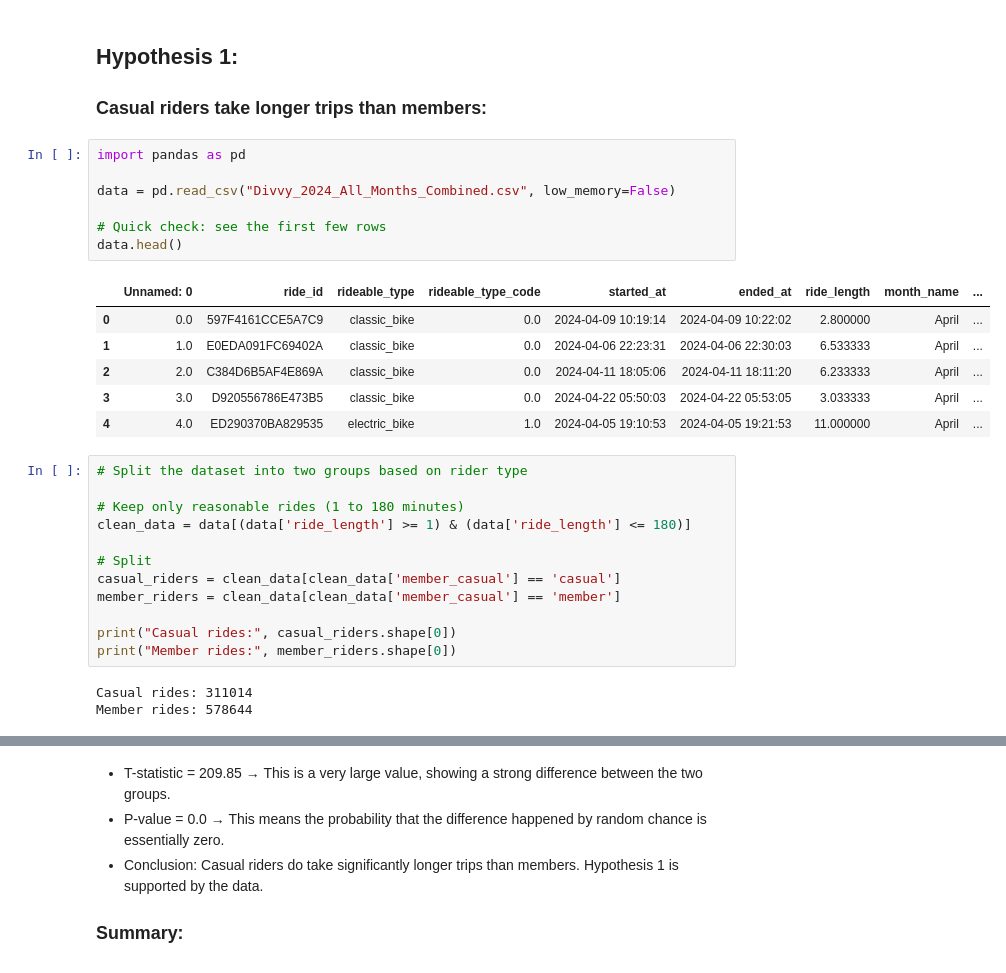
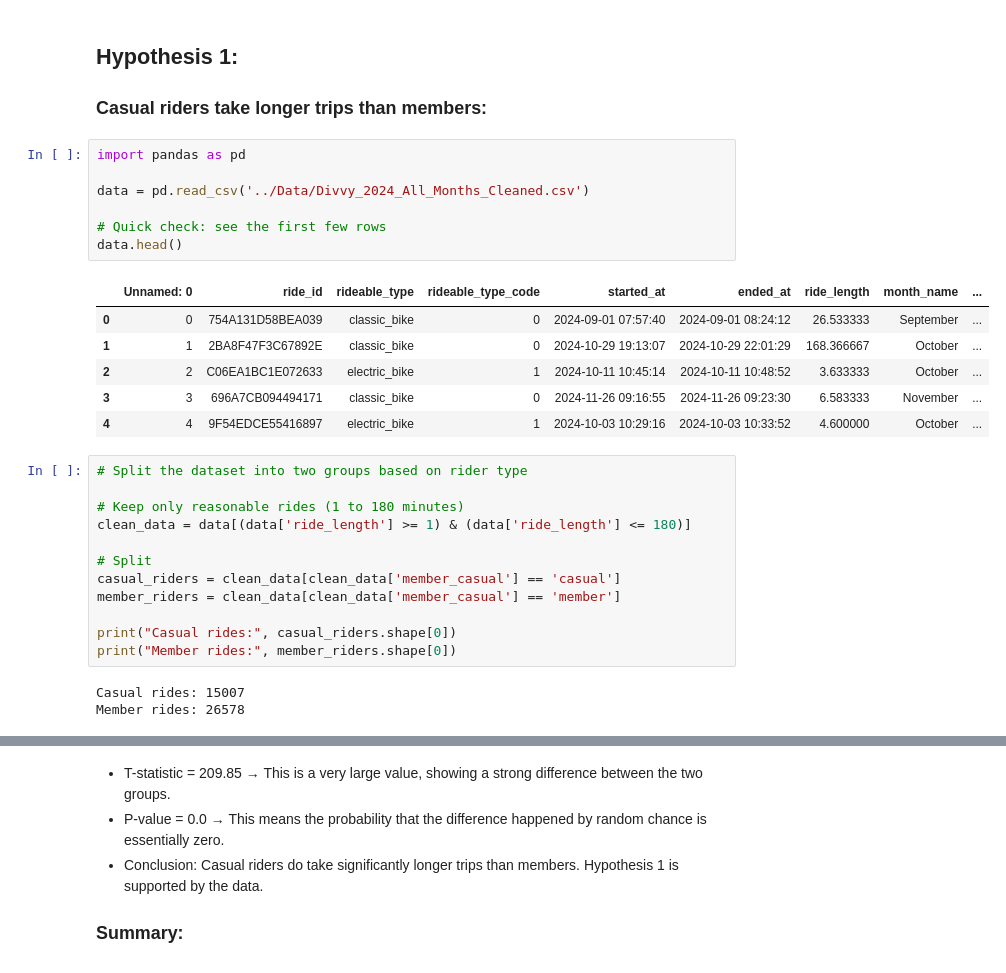
Before and after one commit to AhmadJabbar2502/CityBike-Data-Analysis, a Jupyter notebook: Hypothesis/Hypothesis_test.ipynb, the cells around one changed output, grey strips where cells are left out. Drawn from its saved outputs; the diff is of its cells as text.

```diff
--- a/Hypothesis/Hypothesis_test.ipynb
+++ b/Hypothesis/Hypothesis_test.ipynb
@@ -4,17 +4,17 @@
 # %%
 import pandas as pd
 
-data = pd.read_csv("Divvy_2024_All_Months_Combined.csv", low_memory=False)
+data = pd.read_csv('../Data/Divvy_2024_All_Months_Cleaned.csv')
 
 # Quick check: see the first few rows
 data.head()
 # %% [output]
 |  | Unnamed: 0 | ride_id | rideable_type | rideable_type_code | started_at | ended_at | ride_length | month_name | ... |
-| 0 | 0.0 | 597F4161CCE5A7C9 | classic_bike | 0.0 | 2024-04-09 10:19:14 | 2024-04-09 10:22:02 | 2.800000 | April | ... |
-| 1 | 1.0 | E0EDA091FC69402A | classic_bike | 0.0 | 2024-04-06 22:23:31 | 2024-04-06 22:30:03 | 6.533333 | April | ... |
-| 2 | 2.0 | C384D6B5AF4E869A | classic_bike | 0.0 | 2024-04-11 18:05:06 | 2024-04-11 18:11:20 | 6.233333 | April | ... |
-| 3 | 3.0 | D920556786E473B5 | classic_bike | 0.0 | 2024-04-22 05:50:03 | 2024-04-22 05:53:05 | 3.033333 | April | ... |
-| 4 | 4.0 | ED290370BA829535 | electric_bike | 1.0 | 2024-04-05 19:10:53 | 2024-04-05 19:21:53 | 11.000000 | April | ... |
+| 0 | 0 | 754A131D58BEA039 | classic_bike | 0 | 2024-09-01 07:57:40 | 2024-09-01 08:24:12 | 26.533333 | September | ... |
+| 1 | 1 | 2BA8F47F3C67892E | classic_bike | 0 | 2024-10-29 19:13:07 | 2024-10-29 22:01:29 | 168.366667 | October | ... |
+| 2 | 2 | C06EA1BC1E072633 | electric_bike | 1 | 2024-10-11 10:45:14 | 2024-10-11 10:48:52 | 3.633333 | October | ... |
+| 3 | 3 | 696A7CB094494171 | classic_bike | 0 | 2024-11-26 09:16:55 | 2024-11-26 09:23:30 | 6.583333 | November | ... |
+| 4 | 4 | 9F54EDCE55416897 | electric_bike | 1 | 2024-10-03 10:29:16 | 2024-10-03 10:33:52 | 4.600000 | October | ... |
 # %%
 # Split the dataset into two groups based on rider type
 
@@ -28,8 +28,8 @@ member_riders = clean_data[clean_data['member_casual'] == 'member']
 print("Casual rides:", casual_riders.shape[0])
 print("Member rides:", member_riders.shape[0])
 # %% [output]
-Casual rides: 311014
-Member rides: 578644
+Casual rides: 15007
+Member rides: 26578
 # %%
 # Calculate summary statistics for ride_length in each group
 
```
Also changed, not shown: parts of 10 cells of this notebook, 15 other files.
